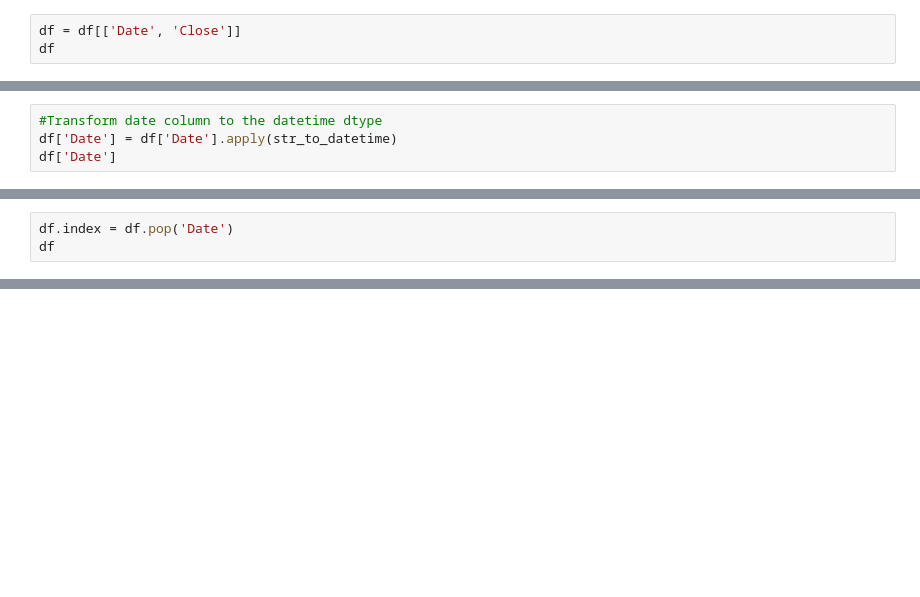
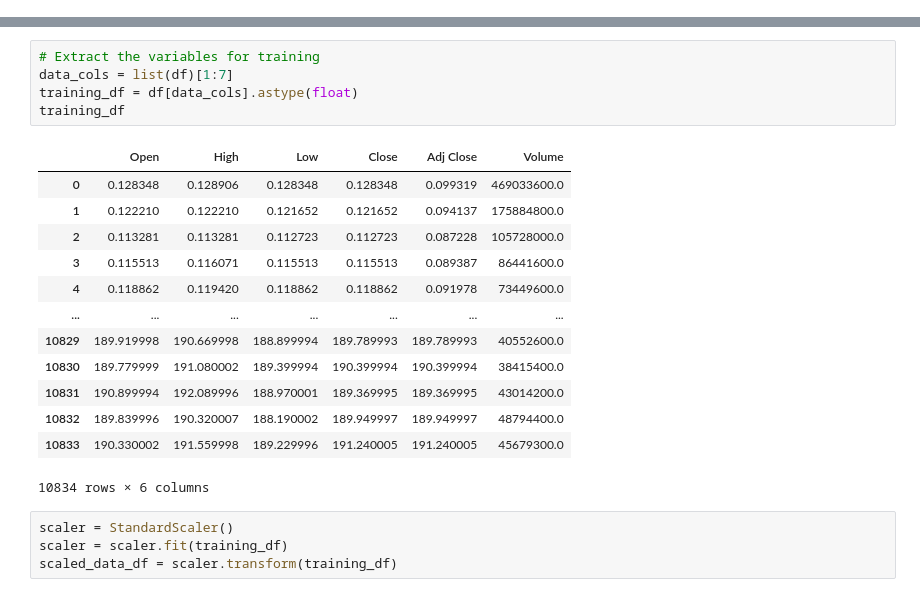
Before and after one commit to hpatel0816/LSTM-StockPred, a Jupyter notebook: stockPred.ipynb, the cells around one changed output, grey strips where cells are left out. Saved outputs shown, nothing was run; the diff lists cells and outputs as text; blank space fills up the shorter version.

```diff
--- a/stockPred.ipynb
+++ b/stockPred.ipynb
@@ -35,3 +20,0 @@ df.describe()
-# %%
-df = df[['Date', 'Close']]
-df
@@ -60,4 +20,0 @@ def str_to_datetime(date):
-# %%
-#Transform date column to the datetime dtype
-df['Date'] = df['Date'].apply(str_to_datetime)
-df['Date']
@@ -82,3 +20,0 @@ Name: Date, Length: 10834, dtype: datetime64[ns]
-# %%
-df.index = df.pop('Date')
-df
@@ -102,0 +37,23 @@ plt.plot(df.index, df['Close'])
+# %%
+# Extract the variables for training
+data_cols = list(df)[1:7]
+training_df = df[data_cols].astype(float)
+training_df
+# %% [output]
+|  | Open | High | Low | Close | Adj Close | Volume |
+| 0 | 0.128348 | 0.128906 | 0.128348 | 0.128348 | 0.099319 | 469033600.0 |
+| 1 | 0.122210 | 0.122210 | 0.121652 | 0.121652 | 0.094137 | 175884800.0 |
+| 2 | 0.113281 | 0.113281 | 0.112723 | 0.112723 | 0.087228 | 105728000.0 |
+| 3 | 0.115513 | 0.116071 | 0.115513 | 0.115513 | 0.089387 | 86441600.0 |
+| 4 | 0.118862 | 0.119420 | 0.118862 | 0.118862 | 0.091978 | 73449600.0 |
+| ... | ... | ... | ... | ... | ... | ... |
+| 10829 | 189.919998 | 190.669998 | 188.899994 | 189.789993 | 189.789993 | 40552600.0 |
+| 10830 | 189.779999 | 191.080002 | 189.399994 | 190.399994 | 190.399994 | 38415400.0 |
+| 10831 | 190.899994 | 192.089996 | 188.970001 | 189.369995 | 189.369995 | 43014200.0 |
+| 10832 | 189.839996 | 190.320007 | 188.190002 | 189.949997 | 189.949997 | 48794400.0 |
+| 10833 | 190.330002 | 191.559998 | 189.229996 | 191.240005 | 191.240005 | 45679300.0 |
+10834 rows × 6 columns
+# %%
+scaler = StandardScaler()
+scaler = scaler.fit(training_df)
+scaled_data_df = scaler.transform(training_df)
```
Also changed, not shown: parts of 15 cells of this notebook.
